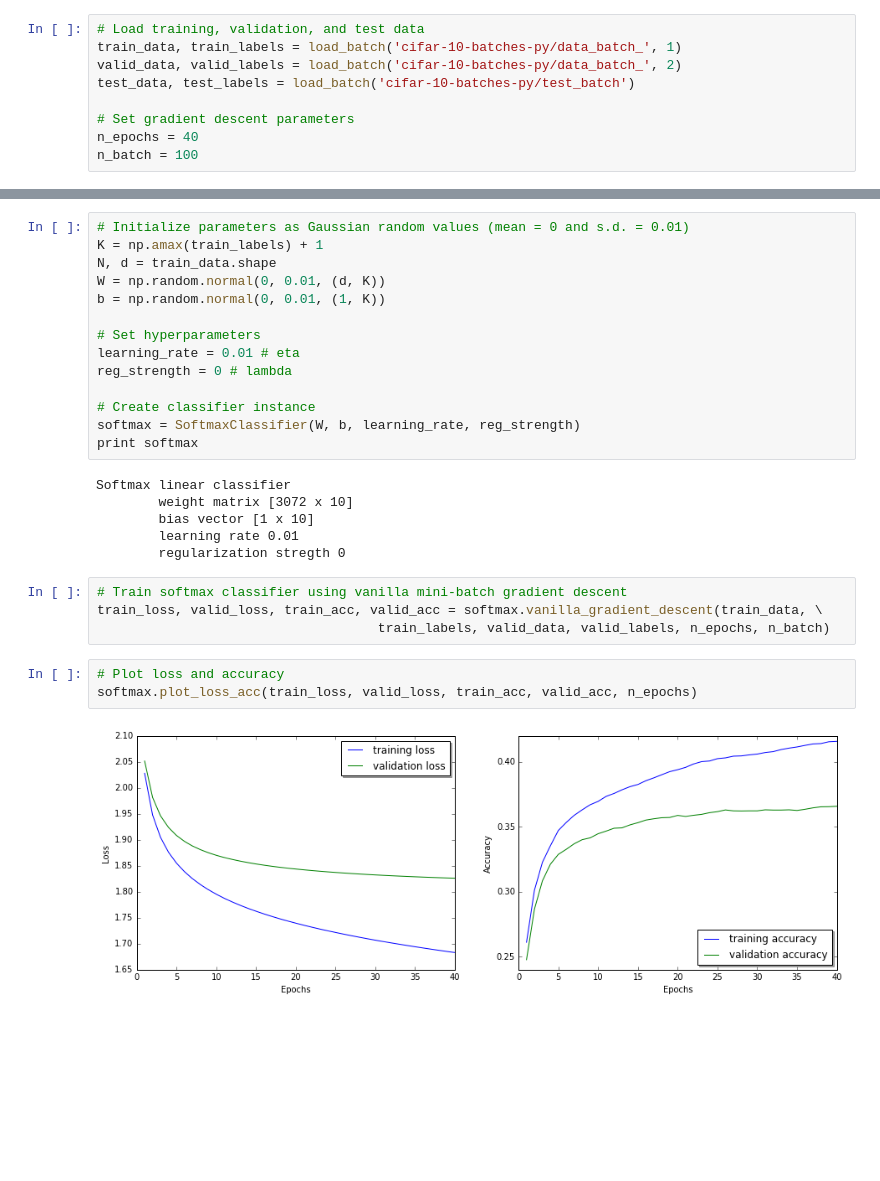
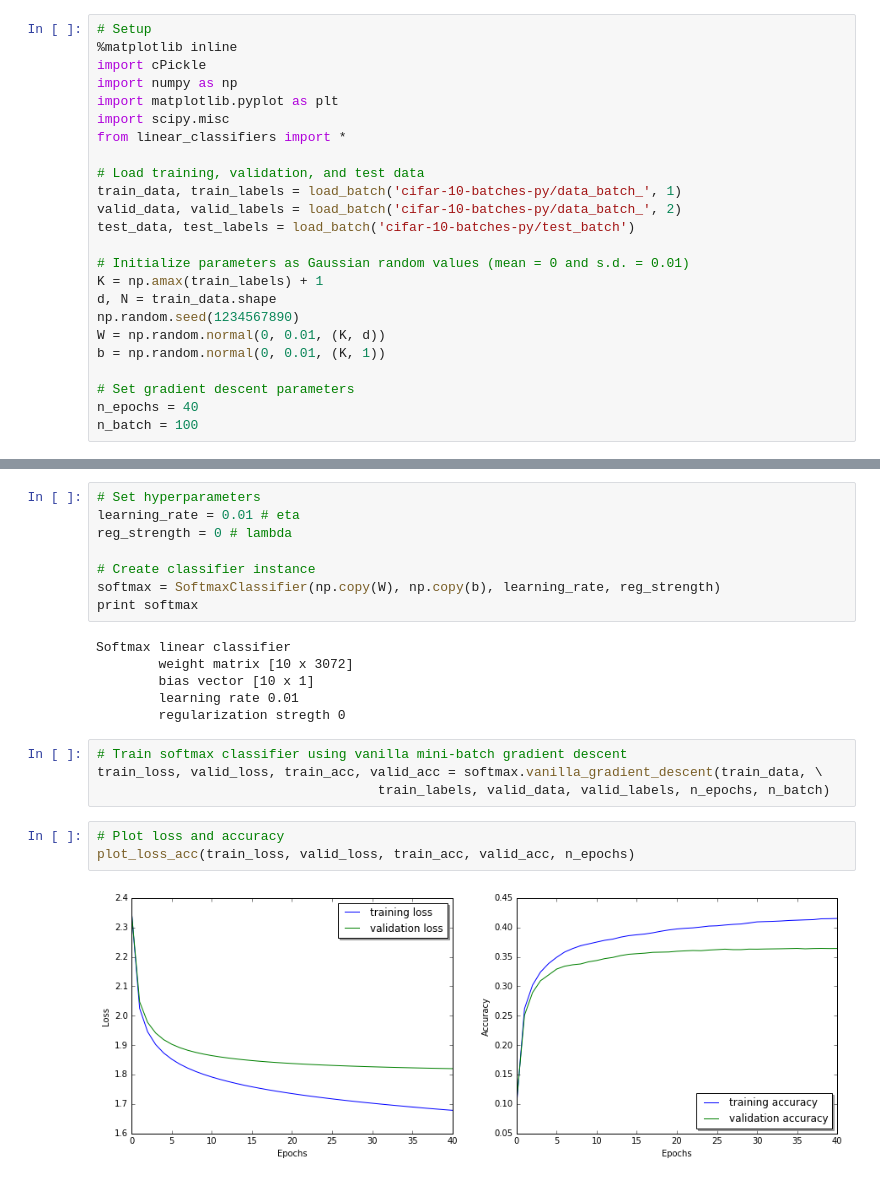
Before and after one commit to bionascu/CIFARing, a Jupyter notebook: linear_classifiers.ipynb, the cells around one changed output, grey strips where cells are left out. Drawn from its saved outputs; the diff is of its cells as text; blank space fills up the shorter version.

Commit message:
update notebook to illustrate softmax and svm training + some optimizations

```diff
--- a/linear_classifiers.ipynb
+++ b/linear_classifiers.ipynb
@@ -8,9 +4,24 @@ from linear_classifiers import LinearClassifier, SoftmaxClassifier, unpickle, lo
 # %%
+# Setup
+%matplotlib inline
+import cPickle
+import numpy as np
+import matplotlib.pyplot as plt
+import scipy.misc
+from linear_classifiers import *
+
 # Load training, validation, and test data
 train_data, train_labels = load_batch('cifar-10-batches-py/data_batch_', 1)
 valid_data, valid_labels = load_batch('cifar-10-batches-py/data_batch_', 2)
 test_data, test_labels = load_batch('cifar-10-batches-py/test_batch')
 
+# Initialize parameters as Gaussian random values (mean = 0 and s.d. = 0.01)
+K = np.amax(train_labels) + 1
+d, N = train_data.shape
+np.random.seed(1234567890)
+W = np.random.normal(0, 0.01, (K, d))
+b = np.random.normal(0, 0.01, (K, 1))
+
 # Set gradient descent parameters
 n_epochs = 40
 n_batch = 100
@@ -17,21 +70,15 @@ n_batch = 100
 # %%
-# Initialize parameters as Gaussian random values (mean = 0 and s.d. = 0.01)
-K = np.amax(train_labels) + 1
-N, d = train_data.shape
-W = np.random.normal(0, 0.01, (d, K))
-b = np.random.normal(0, 0.01, (1, K))
-
 # Set hyperparameters
 learning_rate = 0.01 # eta
 reg_strength = 0 # lambda
 
 # Create classifier instance
-softmax = SoftmaxClassifier(W, b, learning_rate, reg_strength)
+softmax = SoftmaxClassifier(np.copy(W), np.copy(b), learning_rate, reg_strength)
 print softmax
 # %% [output]
 Softmax linear classifier
-        weight matrix [3072 x 10]
-        bias vector [1 x 10]
+        weight matrix [10 x 3072]
+        bias vector [10 x 1]
         learning rate 0.01
         regularization stregth 0
 # %%
@@ -40,8 +87,8 @@ train_loss, valid_loss, train_acc, valid_acc = softmax.vanilla_gradient_descent(
                                     train_labels, valid_data, valid_labels, n_epochs, n_batch)
 # %%
 # Plot loss and accuracy
-softmax.plot_loss_acc(train_loss, valid_loss, train_acc, valid_acc, n_epochs)
+plot_loss_acc(train_loss, valid_loss, train_acc, valid_acc, n_epochs)
 # %% [output]
-[figure, old version]
+[figure, new version]
 # %%
 # Visualize W
```
Also changed, not shown: parts of 54 cells of this notebook.
